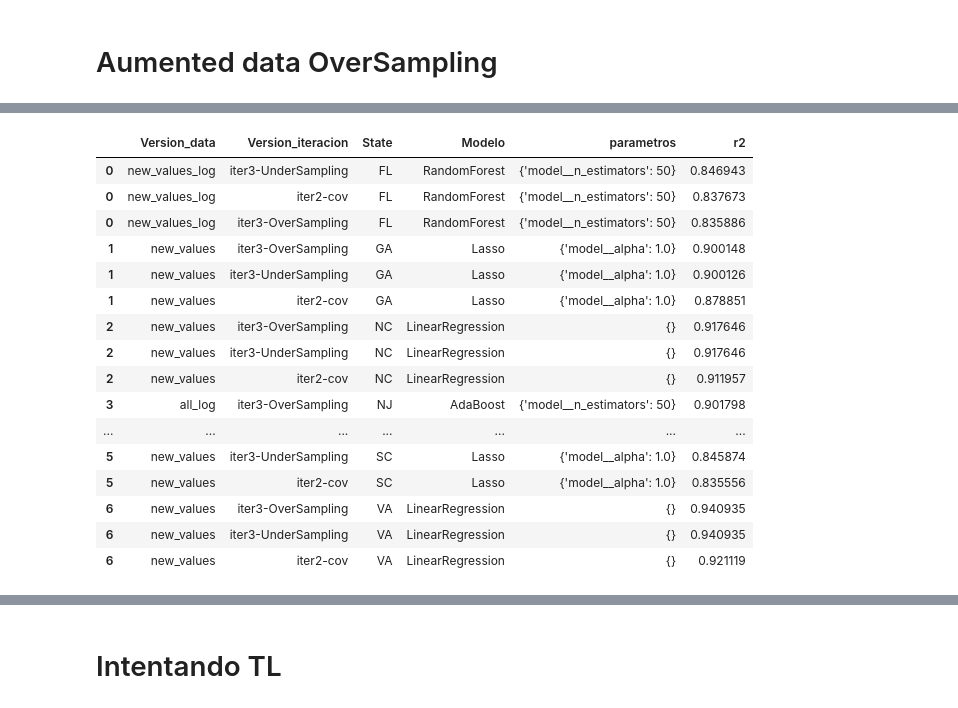
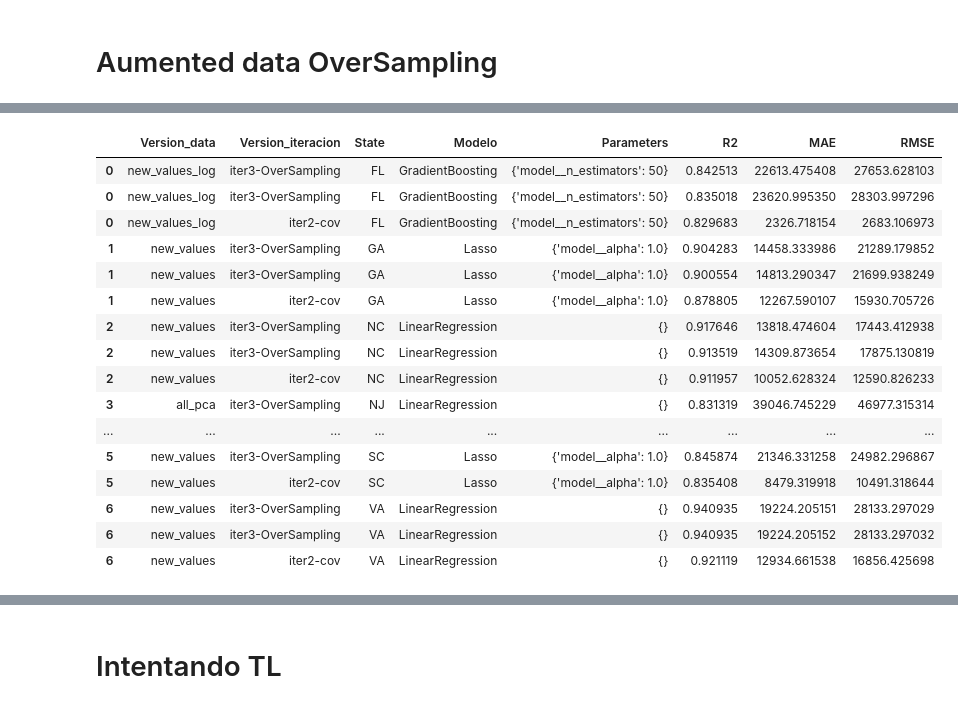
Before and after one commit to sagallegomu/prediccion-real-estate, a Jupyter notebook: modeling/6.Modeling_iteracion3.ipynb, the cells around one changed output, grey strips where cells are left out. Saved outputs shown, nothing was run; the diff lists cells and outputs as text; code cells hidden in the pictures.

Commit message:
scaler changes

```diff
--- a/modeling/6.Modeling_iteracion3.ipynb
+++ b/modeling/6.Modeling_iteracion3.ipynb
@@ -31,6 +36,5 @@ models = {
 }
 # %%
 bests_models = pd.read_excel('../data/final_data/bests_models_results.xlsx')
-bests_models = bests_models.drop('Tiempo de Ejecución', axis = 1)
 bests_models
 # %% [output]
@@ -45,9 +49,9 @@ bests_models
 # %%
-mejores_modelos = bests_models[['State','Modelo','parametros','Version_data']].to_dict(orient='records')
+mejores_modelos = bests_models[['State','Modelo','Parameters','Version_data']].to_dict(orient='records')
 
 modelos_dict = {}
 for diccionario in mejores_modelos:
-    modelos_dict[diccionario.get('State')] = {'Modelo': diccionario.get('Modelo'), 'parametros': diccionario.get('parametros'),
+    modelos_dict[diccionario.get('State')] = {'Modelo': diccionario.get('Modelo'), 'Parameters': diccionario.get('Parameters'),
     'Version_data': diccionario.get('Version_data')}
 modelos_dict
 # %% [output]
@@ -135,4 +148,4 @@ results_df
 # %%
-models_df =  pd.concat([bests_models, results_df], axis=0).sort_values(by=['State','r2'], ascending = [True,False] )
+models_df =  pd.concat([bests_models, results_df], axis=0).sort_values(by=['State','R2'], ascending = [True,False] )
 models_df
 # %% [output]
@@ -156,11 +169,13 @@ models_df
 # %%
 results_dict = {
     'Version_data': [],
-    'Version_iteracion': 'iter3-UnderSampling',
+    'Version_iteracion': 'iter3-OverSampling',
     'State': [],
     'Modelo': [],
-    'parametros': [],
-    'r2': []
+    'Parameters': [],
+    'R2': [],
+    'MAE': [],
+    'RMSE': []
 }
 States = bests_models.State.unique()
 directory = '../data/final_data/'
@@ -168,7 +183,7 @@ directory = '../data/final_data/'
 for state in States:
     results_dict['Version_data'].append(modelos_dict[state].get('Version_data'))
     results_dict['Modelo'].append(modelos_dict[state].get('Modelo'))
-    results_dict['parametros'].append(modelos_dict[state].get('parametros'))
+    results_dict['Parameters'].append(modelos_dict[state].get('Parameters'))
     results_dict['State'].append(state)
 
     filename = f"data_{state}.csv"
@@ -183,26 +198,33 @@ for state in States:
 
 
         # Sobremuestreo utilizando Random Oversampling
-        rus = RandomUnderSampler()
-        X_train_rus, y_train_rus = ros.fit_resample(X_train, y_train)
+        ros = RandomUnderSampler()
+        X_train, y_train = ros.fit_resample(X_train, y_train)
+
+        scaler = StandardScaler()
+        X_scaled = scaler.fit_transform(X_train)
 
         model_name = modelos_dict[state].get('Modelo')
         model = models.get(model_name)
 
         if model is not None:
-            parametros = modelos_dict[state].get('parametros')
+            parametros = modelos_dict[state].get('Parameters')
 
             if isinstance(model, type):
                 model.set_params(**parametros)
 
             # Entrenar el modelo y hacer predicciones
-            model.fit(X_train_rus, y_train_rus)
+            model.fit(X_train, y_train)
             y_pred = model.predict(X_test)
 
-            # Calcular R2
+            # Calcular scores
             r2 = r2_score(y_test, y_pred)
+            mae = mean_absolute_error(y_test, y_pred)
+            rmse = mean_squared_error(y_test, y_pred, squared=False)
 
-            results_dict['r2'].append(r2)
+            results_dict['R2'].append(r2)
+            results_dict['MAE'].append(mae)
+            results_dict['RMSE'].append(rmse)
 # %%
 results_df = pd.DataFrame(results_dict)
 results_df
@@ -218,21 +240,21 @@ results_df
 # %%
-models_df =  pd.concat([models_df, results_df], axis=0).sort_values(by=['State','r2'], ascending = [True,False])
+models_df =  pd.concat([models_df, results_df], axis=0).sort_values(by=['State','R2'], ascending = [True,False])
 models_df
 # %% [output]
-|  | Version_data | Version_iteracion | State | Modelo | parametros | r2 |
-| 0 | new_values_log | iter3-UnderSampling | FL | RandomForest | {'model__n_estimators': 50} | 0.846943 |
-| 0 | new_values_log | iter2-cov | FL | RandomForest | {'model__n_estimators': 50} | 0.837673 |
-| 0 | new_values_log | iter3-OverSampling | FL | RandomForest | {'model__n_estimators': 50} | 0.835886 |
-| 1 | new_values | iter3-OverSampling | GA | Lasso | {'model__alpha': 1.0} | 0.900148 |
-| 1 | new_values | iter3-UnderSampling | GA | Lasso | {'model__alpha': 1.0} | 0.900126 |
-| 1 | new_values | iter2-cov | GA | Lasso | {'model__alpha': 1.0} | 0.878851 |
-| 2 | new_values | iter3-OverSampling | NC | LinearRegression | {} | 0.917646 |
-| 2 | new_values | iter3-UnderSampling | NC | LinearRegression | {} | 0.917646 |
-| 2 | new_values | iter2-cov | NC | LinearRegression | {} | 0.911957 |
-| 3 | all_log | iter3-OverSampling | NJ | AdaBoost | {'model__n_estimators': 50} | 0.901798 |
-| ... | ... | ... | ... | ... | ... | ... |
-| 5 | new_values | iter3-UnderSampling | SC | Lasso | {'model__alpha': 1.0} | 0.845874 |
-| 5 | new_values | iter2-cov | SC | Lasso | {'model__alpha': 1.0} | 0.835556 |
-| 6 | new_values | iter3-OverSampling | VA | LinearRegression | {} | 0.940935 |
-| 6 | new_values | iter3-UnderSampling | VA | LinearRegression | {} | 0.940935 |
-| 6 | new_values | iter2-cov | VA | LinearRegression | {} | 0.921119 |
+|  | Version_data | Version_iteracion | State | Modelo | Parameters | R2 | MAE | RMSE |
+| 0 | new_values_log | iter3-OverSampling | FL | GradientBoosting | {'model__n_estimators': 50} | 0.842513 | 22613.475408 | 27653.628103 |
+| 0 | new_values_log | iter3-OverSampling | FL | GradientBoosting | {'model__n_estimators': 50} | 0.835018 | 23620.995350 | 28303.997296 |
+| 0 | new_values_log | iter2-cov | FL | GradientBoosting | {'model__n_estimators': 50} | 0.829683 | 2326.718154 | 2683.106973 |
+| 1 | new_values | iter3-OverSampling | GA | Lasso | {'model__alpha': 1.0} | 0.904283 | 14458.333986 | 21289.179852 |
+| 1 | new_values | iter3-OverSampling | GA | Lasso | {'model__alpha': 1.0} | 0.900554 | 14813.290347 | 21699.938249 |
+| 1 | new_values | iter2-cov | GA | Lasso | {'model__alpha': 1.0} | 0.878805 | 12267.590107 | 15930.705726 |
+| 2 | new_values | iter3-OverSampling | NC | LinearRegression | {} | 0.917646 | 13818.474604 | 17443.412938 |
+| 2 | new_values | iter3-OverSampling | NC | LinearRegression | {} | 0.913519 | 14309.873654 | 17875.130819 |
+| 2 | new_values | iter2-cov | NC | LinearRegression | {} | 0.911957 | 10052.628324 | 12590.826233 |
+| 3 | all_pca | iter3-OverSampling | NJ | LinearRegression | {} | 0.831319 | 39046.745229 | 46977.315314 |
+| ... | ... | ... | ... | ... | ... | ... | ... | ... |
+| 5 | new_values | iter3-OverSampling | SC | Lasso | {'model__alpha': 1.0} | 0.845874 | 21346.331258 | 24982.296867 |
+| 5 | new_values | iter2-cov | SC | Lasso | {'model__alpha': 1.0} | 0.835408 | 8479.319918 | 10491.318644 |
+| 6 | new_values | iter3-OverSampling | VA | LinearRegression | {} | 0.940935 | 19224.205151 | 28133.297029 |
+| 6 | new_values | iter3-OverSampling | VA | LinearRegression | {} | 0.940935 | 19224.205152 | 28133.297032 |
+| 6 | new_values | iter2-cov | VA | LinearRegression | {} | 0.921119 | 12934.661538 | 16856.425698 |
```
Also changed, not shown: parts of 12 cells of this notebook, 5 other files.
